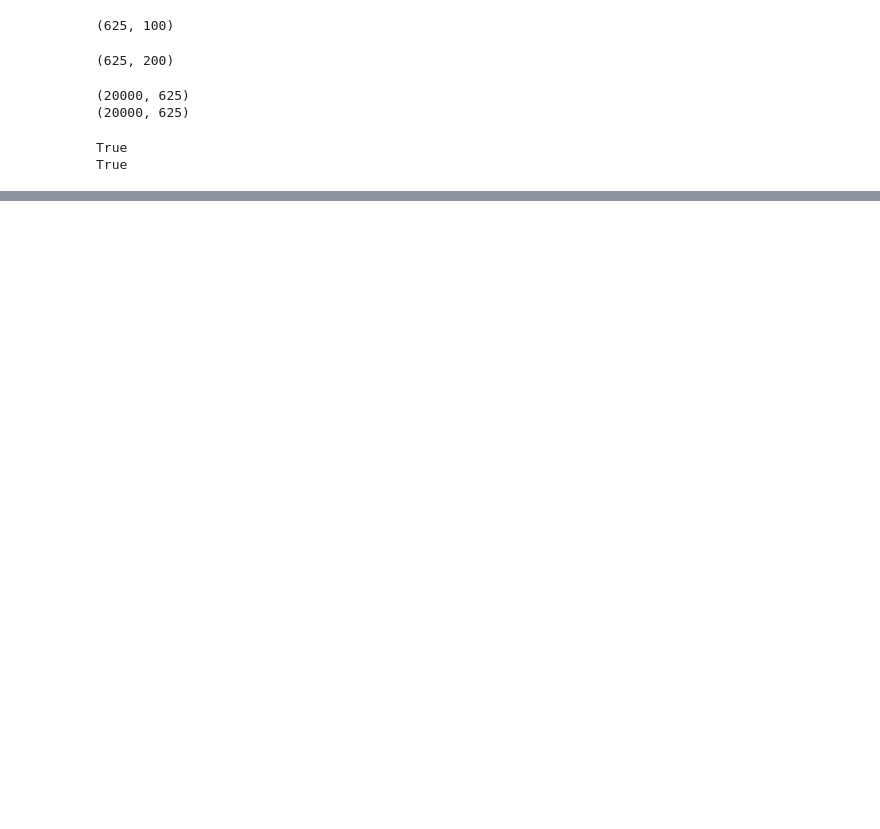
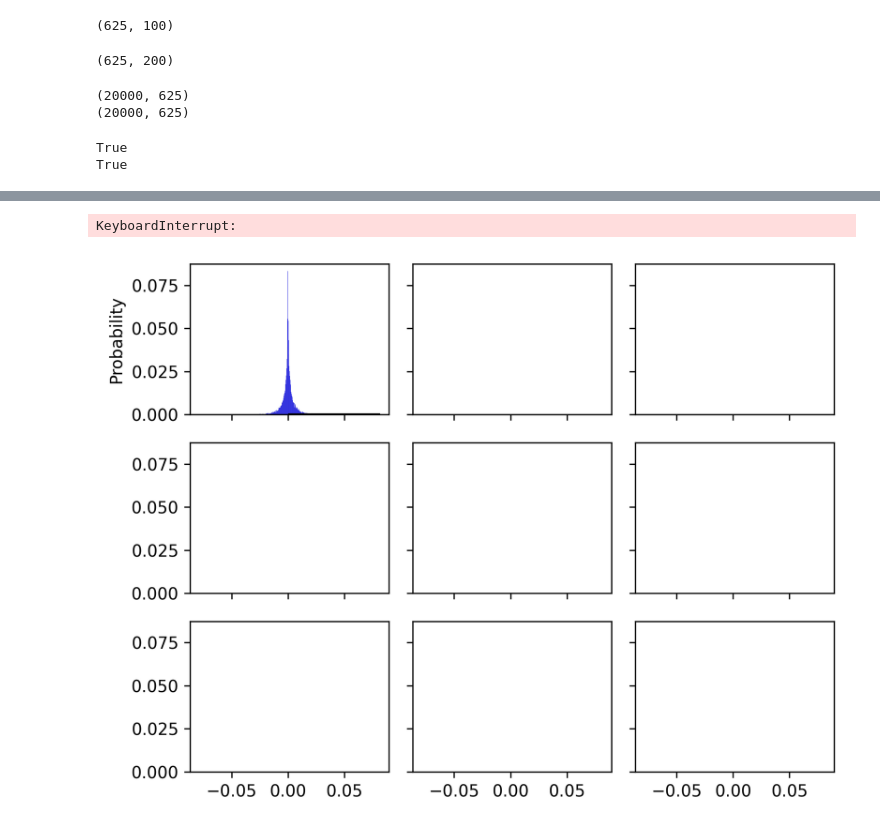
Before and after one commit to suhasshrinivasan/probabilistic-center-surround, a Jupyter notebook: natimg_model/learning_augmented_ica_patches_demo.ipynb, the cells around one changed output, grey strips where cells are left out. Saved outputs shown, nothing was run; the diff lists cells and outputs as text; code cells hidden in the pictures; blank space fills up the shorter version.

```diff
--- a/natimg_model/learning_augmented_ica_patches_demo.ipynb
+++ b/natimg_model/learning_augmented_ica_patches_demo.ipynb
@@ -82,0 +82,25 @@ fig.legend(handles, labels, loc="upper right")
+# %%
+fig, axs = plt.subplots(3, 3, dpi=300, sharex=True, sharey=True, tight_layout=True)
+for orig_values, new_values_1, new_values_2, ax in zip(train_z.T, train_z_aug.T[:100], train_z_aug.T[100:], axs.flatten()):
+    sns.histplot(
+        orig_values,
+        ax=ax,
+        stat="probability",
+        color="blue",
+        label="Original",
+    )
+
+    sns.histplot(
+        np.array([new_values_1, new_values_2]),
+        ax=ax,
+        stat="probability",
+        color="red",
+        label="Augmented",
+    )
+    ax.set_xlim(-0.05, 0.05)
+    # ax.axis("off")
+handles, labels = ax.get_legend_handles_labels()
+fig.legend(handles, labels, loc="upper right")
+# %% [output]
+KeyboardInterrupt:
+[figure, added]
```
Also changed, not shown: parts of 2 cells of this notebook.
